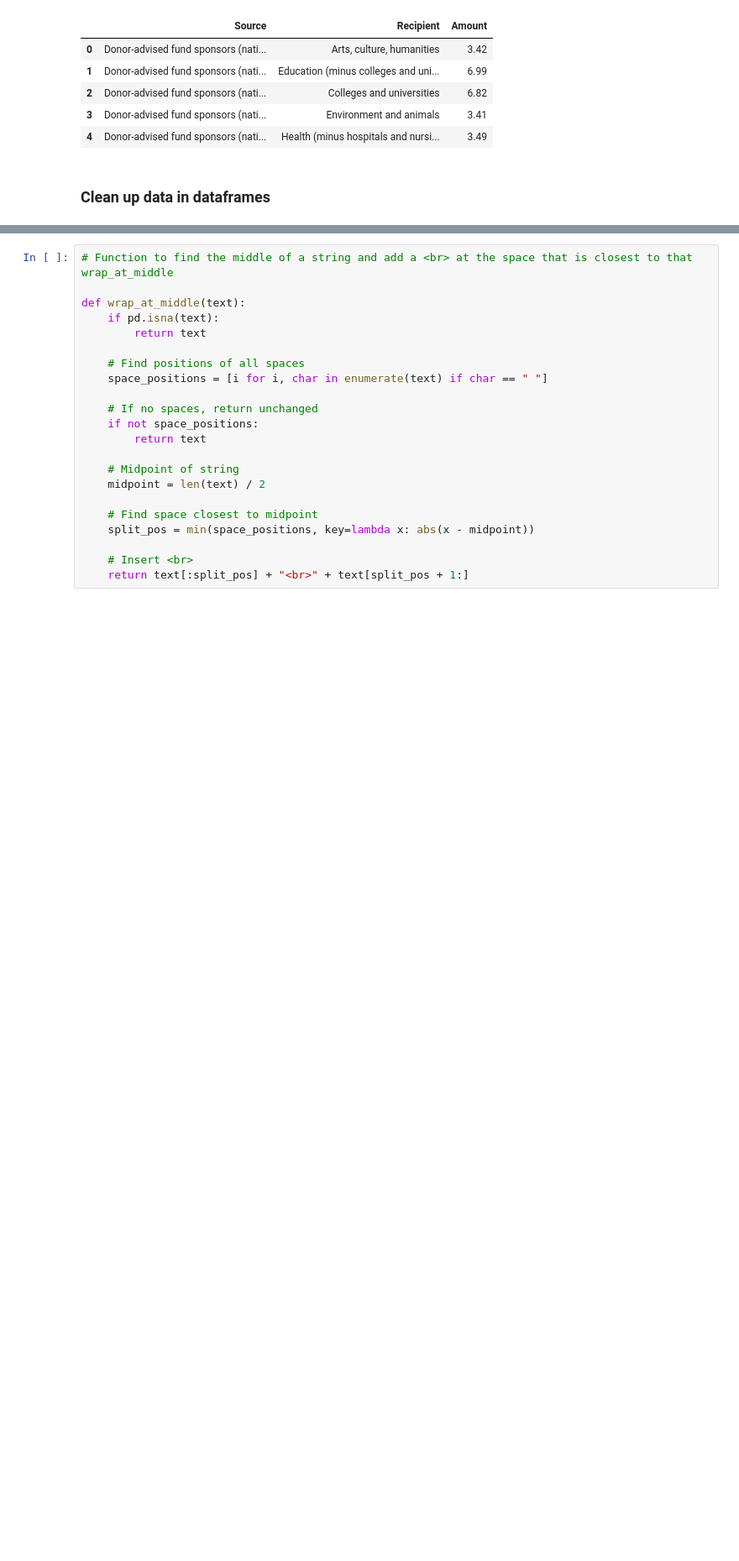
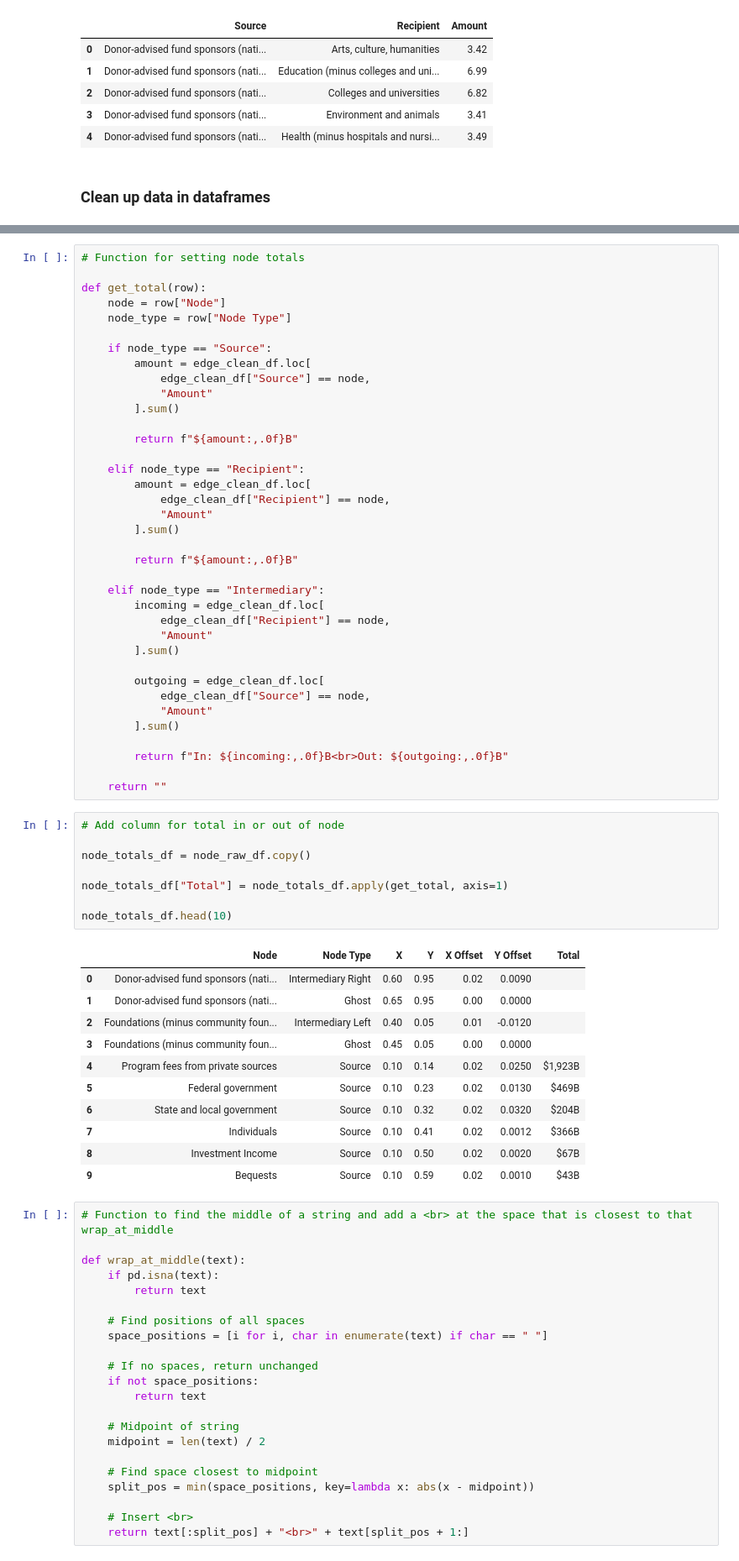
Before and after one commit to HFAwesomeCharts/MCNNonprofitEconomy, a Jupyter notebook: notebooks/MCN_NP_Economy_Figures.ipynb, the cells around one changed output, grey strips where cells are left out. Shown at 84% size. Drawn from its saved outputs; the diff is of its cells as text; blank space fills up the shorter version.

```diff
--- a/notebooks/MCN_NP_Economy_Figures.ipynb
+++ b/notebooks/MCN_NP_Economy_Figures.ipynb
@@ -107,3 +99,60 @@ node_colname_df["Node Short"] = node_colname_df["Node"].replace({
+# %%
+# Function for setting node totals
+
+def get_total(row):
+    node = row["Node"]
+    node_type = row["Node Type"]
+
+    if node_type == "Source":
+        amount = edge_clean_df.loc[
+            edge_clean_df["Source"] == node,
+            "Amount"
+        ].sum()
+
+        return f"${amount:,.0f}B"
+
+    elif node_type == "Recipient":
+        amount = edge_clean_df.loc[
+            edge_clean_df["Recipient"] == node,
+            "Amount"
+        ].sum()
+
+        return f"${amount:,.0f}B"
+
+    elif node_type == "Intermediary":
+        incoming = edge_clean_df.loc[
+            edge_clean_df["Recipient"] == node,
+            "Amount"
+        ].sum()
+
+        outgoing = edge_clean_df.loc[
+            edge_clean_df["Source"] == node,
+            "Amount"
+        ].sum()
+
+        return f"In: ${incoming:,.0f}B<br>Out: ${outgoing:,.0f}B"
+
+    return ""
+# %%
+# Add column for total in or out of node
+
+node_totals_df = node_raw_df.copy()
+
+node_totals_df["Total"] = node_totals_df.apply(get_total, axis=1)
+
+node_totals_df.head(10)
+# %% [output]
+|  | Node | Node Type | X | Y | X Offset | Y Offset | Total |
+| 0 | Donor-advised fund sponsors (nati... | Intermediary Right | 0.60 | 0.95 | 0.02 | 0.0090 |  |
+| 1 | Donor-advised fund sponsors (nati... | Ghost | 0.65 | 0.95 | 0.00 | 0.0000 |  |
+| 2 | Foundations (minus community foun... | Intermediary Left | 0.40 | 0.05 | 0.01 | -0.0120 |  |
+| 3 | Foundations (minus community foun... | Ghost | 0.45 | 0.05 | 0.00 | 0.0000 |  |
+| 4 | Program fees from private sources | Source | 0.10 | 0.14 | 0.02 | 0.0250 | $1,923B |
+| 5 | Federal government | Source | 0.10 | 0.23 | 0.02 | 0.0130 | $469B |
+| 6 | State and local government | Source | 0.10 | 0.32 | 0.02 | 0.0320 | $204B |
+| 7 | Individuals | Source | 0.10 | 0.41 | 0.02 | 0.0012 | $366B |
+| 8 | Investment Income | Source | 0.10 | 0.50 | 0.02 | 0.0020 | $67B |
+| 9 | Bequests | Source | 0.10 | 0.59 | 0.02 | 0.0010 | $43B |
 # %%
 # Function to find the middle of a string and add a <br> at the space that is closest to that wrap_at_middle
 
```
Also changed, not shown: parts of 17 cells of this notebook, 3 other files.
